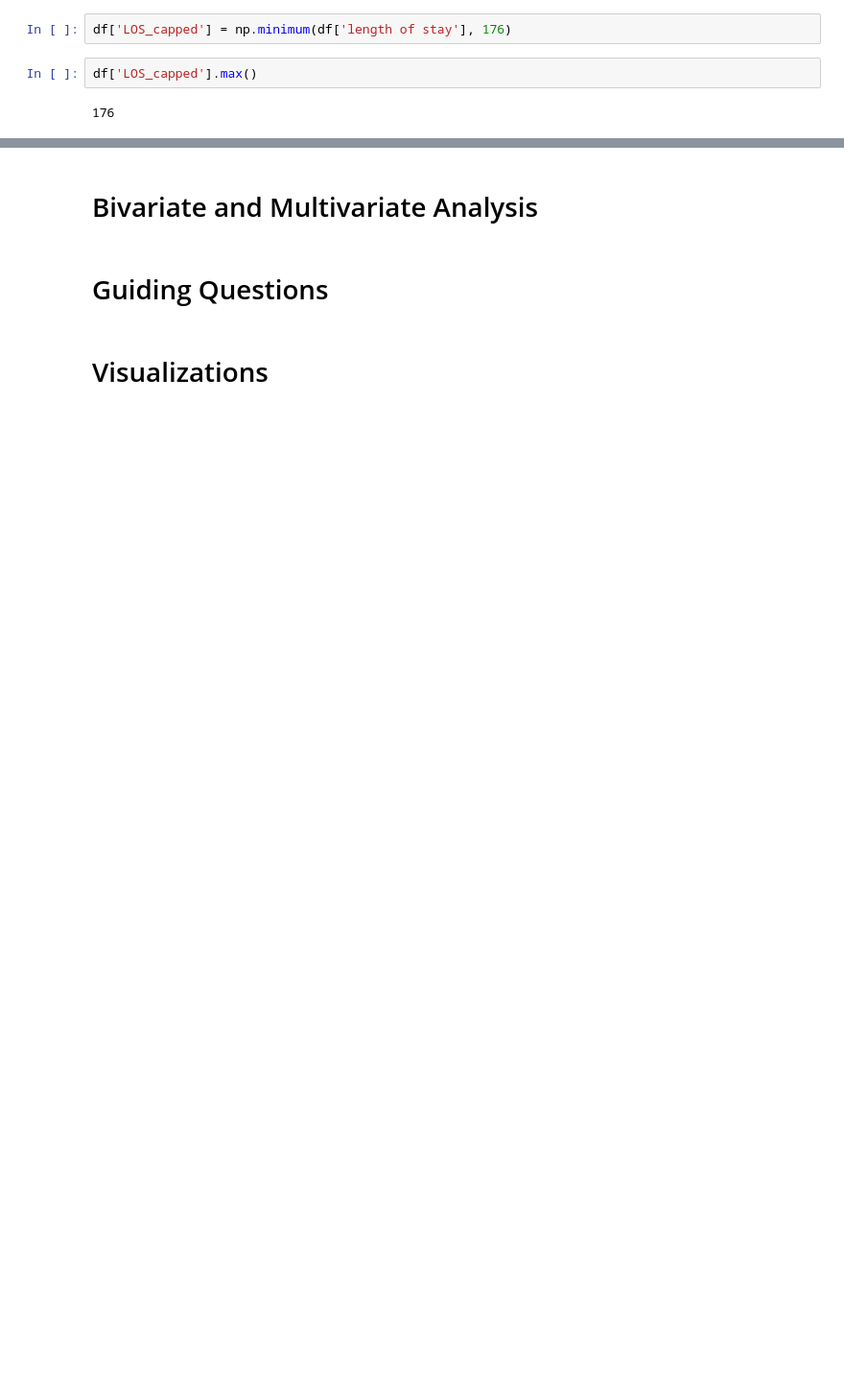
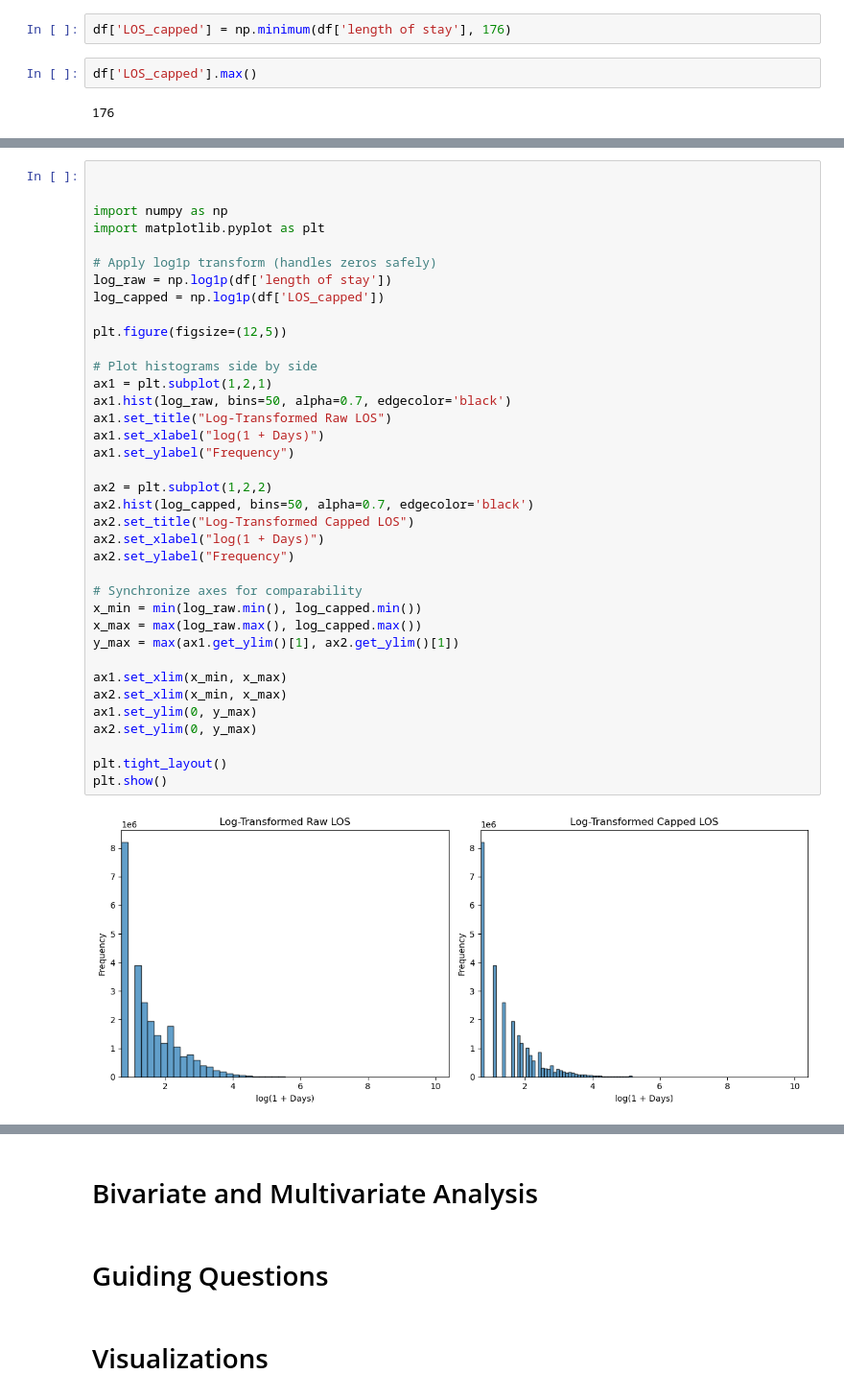
Before and after one commit to mirkopodunavak1996/EDAHospDischarges_Chile2001-2024, a Jupyter notebook: notebooks/General_Analysis_2001-2024.ipynb, the cells around one changed output, grey strips where cells are left out. Shown at 96% size. Cells and saved outputs as stored; diff of their text form; blank space fills up the shorter version.

```diff
--- a/notebooks/General_Analysis_2001-2024.ipynb
+++ b/notebooks/General_Analysis_2001-2024.ipynb
@@ -1110,0 +1096,39 @@ Nothing fancy — just to ensure no mistakes were made.
+# %%
+
+
+import numpy as np
+import matplotlib.pyplot as plt
+
+# Apply log1p transform (handles zeros safely)
+log_raw = np.log1p(df['length of stay'])
+log_capped = np.log1p(df['LOS_capped'])
+
+plt.figure(figsize=(12,5))
+
+# Plot histograms side by side
+ax1 = plt.subplot(1,2,1)
+ax1.hist(log_raw, bins=50, alpha=0.7, edgecolor='black')
+ax1.set_title("Log-Transformed Raw LOS")
+ax1.set_xlabel("log(1 + Days)")
+ax1.set_ylabel("Frequency")
+
+ax2 = plt.subplot(1,2,2)
+ax2.hist(log_capped, bins=50, alpha=0.7, edgecolor='black')
+ax2.set_title("Log-Transformed Capped LOS")
+ax2.set_xlabel("log(1 + Days)")
+ax2.set_ylabel("Frequency")
+
+# Synchronize axes for comparability
+x_min = min(log_raw.min(), log_capped.min())
+x_max = max(log_raw.max(), log_capped.max())
+y_max = max(ax1.get_ylim()[1], ax2.get_ylim()[1])
+
+ax1.set_xlim(x_min, x_max)
+ax2.set_xlim(x_min, x_max)
+ax1.set_ylim(0, y_max)
+ax2.set_ylim(0, y_max)
+
+plt.tight_layout()
+plt.show()
+# %% [output]
+[figure, added]
```
Also changed, not shown: parts of 44 cells of this notebook.
